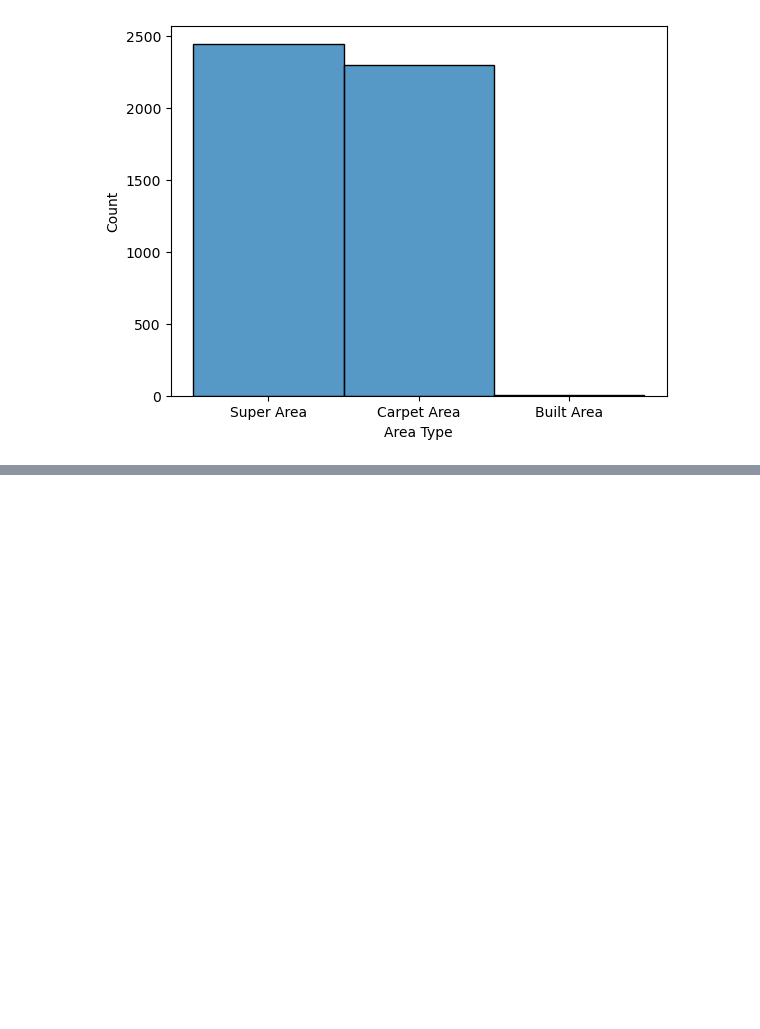
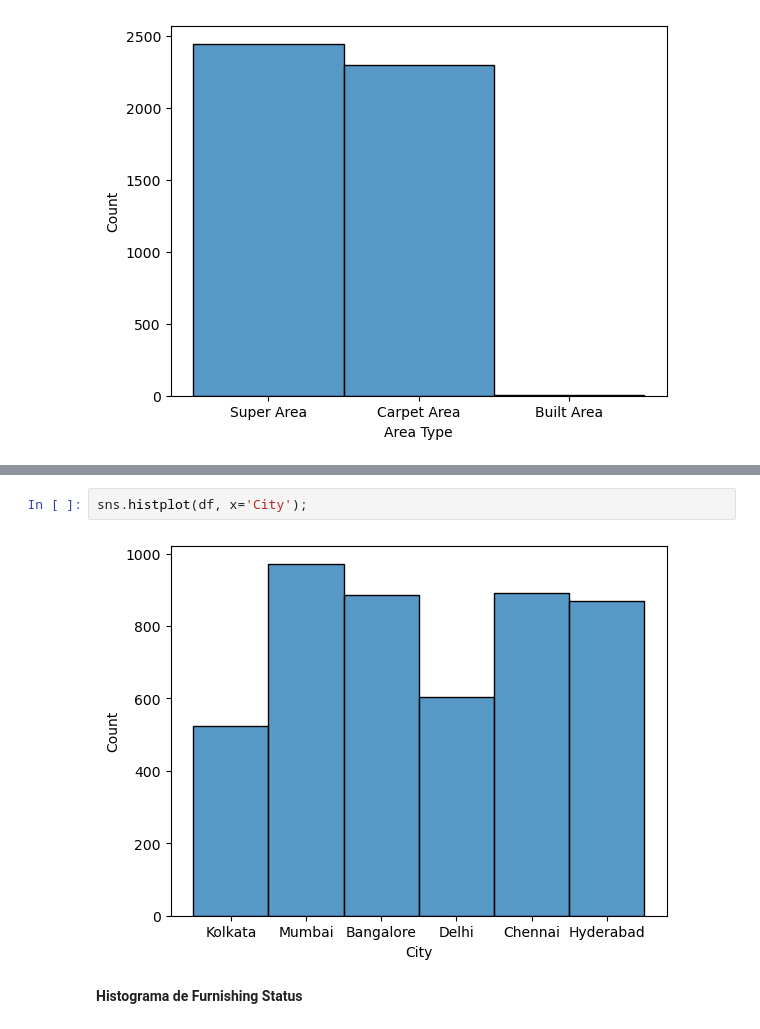
Before and after one commit to jbernalg/Learning_Data, a Jupyter notebook: Course_ML2/Semana_08/JeinffersonBernal_reto7_ML2.ipynb, the cells around one changed output, grey strips where cells are left out. Saved outputs shown, nothing was run; the diff lists cells and outputs as text; blank space fills up the shorter version.

```diff
--- a/Course_ML2/Semana_08/JeinffersonBernal_reto7_ML2.ipynb
+++ b/Course_ML2/Semana_08/JeinffersonBernal_reto7_ML2.ipynb
@@ -186,0 +235,6 @@ sns.histplot(df, x='Area Type');
+# %%
+sns.histplot(df, x='City');
+# %% [output]
+[figure, added]
+# %% [markdown]
+__Histograma de Furnishing Status__
```
Also changed, not shown: parts of 9 cells of this notebook.
